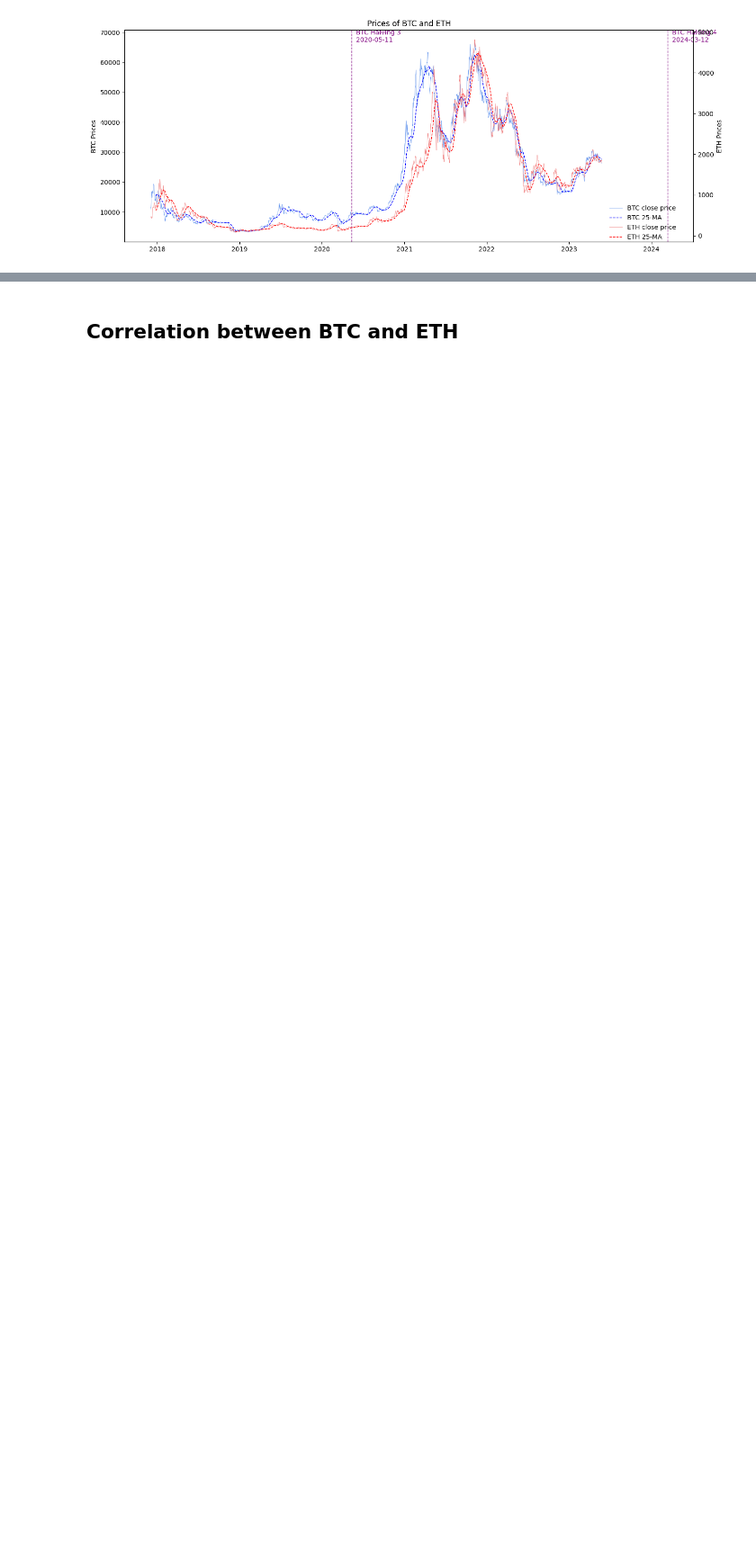
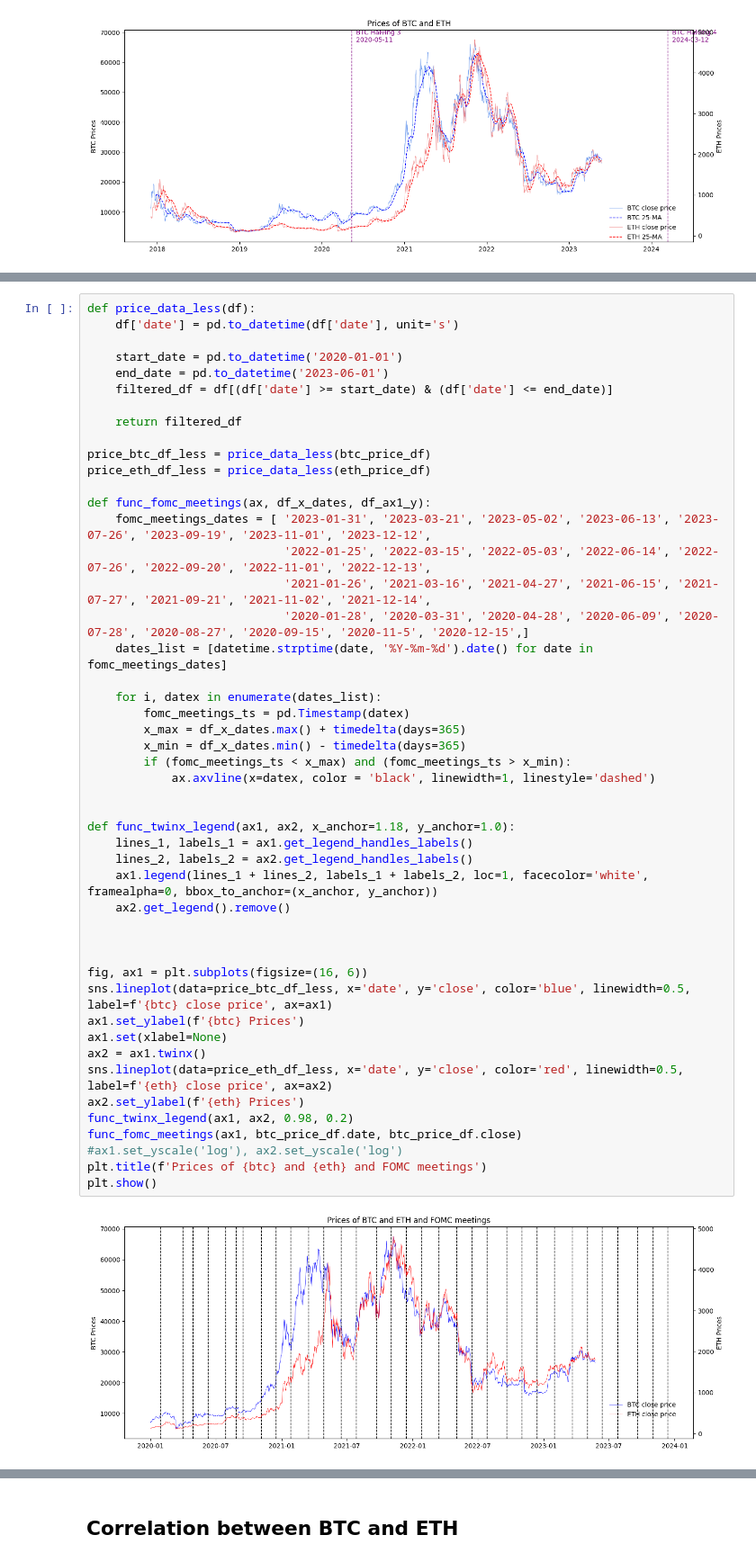
Before and after one commit to veiganlime/data-analytics, a Jupyter notebook: on-chain.ipynb, the cells around one changed output, grey strips where cells are left out. Shown at 90% size. Saved outputs shown, nothing was run; the diff lists cells and outputs as text; blank space fills up the shorter version.

Commit message:
FOMC meetings

```diff
--- a/on-chain.ipynb
+++ b/on-chain.ipynb
@@ -141,3 +143,53 @@ onchain_info_btc_df.head(3)
+# %%
+def price_data_less(df):
+    df['date'] = pd.to_datetime(df['date'], unit='s')
+
+    start_date = pd.to_datetime('2020-01-01')
+    end_date = pd.to_datetime('2023-06-01')
+    filtered_df = df[(df['date'] >= start_date) & (df['date'] <= end_date)]
+
+    return filtered_df
+
+price_btc_df_less = price_data_less(btc_price_df)
+price_eth_df_less = price_data_less(eth_price_df)
+
+def func_fomc_meetings(ax, df_x_dates, df_ax1_y):
+    fomc_meetings_dates = [ '2023-01-31', '2023-03-21', '2023-05-02', '2023-06-13', '2023-07-26', '2023-09-19', '2023-11-01', '2023-12-12',
+                            '2022-01-25', '2022-03-15', '2022-05-03', '2022-06-14', '2022-07-26', '2022-09-20', '2022-11-01', '2022-12-13',
+                            '2021-01-26', '2021-03-16', '2021-04-27', '2021-06-15', '2021-07-27', '2021-09-21', '2021-11-02', '2021-12-14',
+                            '2020-01-28', '2020-03-31', '2020-04-28', '2020-06-09', '2020-07-28', '2020-08-27', '2020-09-15', '2020-11-5', '2020-12-15',]
+    dates_list = [datetime.strptime(date, '%Y-%m-%d').date() for date in fomc_meetings_dates]
+
+    for i, datex in enumerate(dates_list):
+        fomc_meetings_ts = pd.Timestamp(datex)
+        x_max = df_x_dates.max() + timedelta(days=365)
+        x_min = df_x_dates.min() - timedelta(days=365)
+        if (fomc_meetings_ts < x_max) and (fomc_meetings_ts > x_min):
+            ax.axvline(x=datex, color = 'black', linewidth=1, linestyle='dashed')
+
+
+def func_twinx_legend(ax1, ax2, x_anchor=1.18, y_anchor=1.0):
+    lines_1, labels_1 = ax1.get_legend_handles_labels()
+    lines_2, labels_2 = ax2.get_legend_handles_labels()
+    ax1.legend(lines_1 + lines_2, labels_1 + labels_2, loc=1, facecolor='white', framealpha=0, bbox_to_anchor=(x_anchor, y_anchor))
+    ax2.get_legend().remove()
+
+
+
+fig, ax1 = plt.subplots(figsize=(16, 6))
+sns.lineplot(data=price_btc_df_less, x='date', y='close', color='blue', linewidth=0.5, label=f'{btc} close price', ax=ax1)
+ax1.set_ylabel(f'{btc} Prices')
+ax1.set(xlabel=None)
+ax2 = ax1.twinx()
+sns.lineplot(data=price_eth_df_less, x='date', y='close', color='red', linewidth=0.5, label=f'{eth} close price', ax=ax2)
+ax2.set_ylabel(f'{eth} Prices')
+func_twinx_legend(ax1, ax2, 0.98, 0.2)
+func_fomc_meetings(ax1, btc_price_df.date, btc_price_df.close)
+#ax1.set_yscale('log'), ax2.set_yscale('log')
+plt.title(f'Prices of {btc} and {eth} and FOMC meetings')
+plt.show()
+# %% [output]
+[figure, added]
 # %%
 
 def prepare_balancedistribution(df):
```
Also changed, not shown: parts of 1 cell of this notebook, 1 other file.
